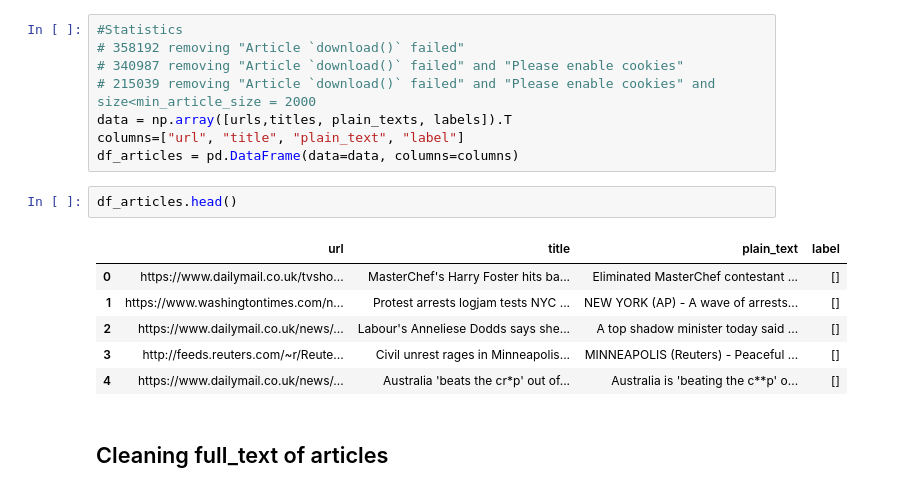
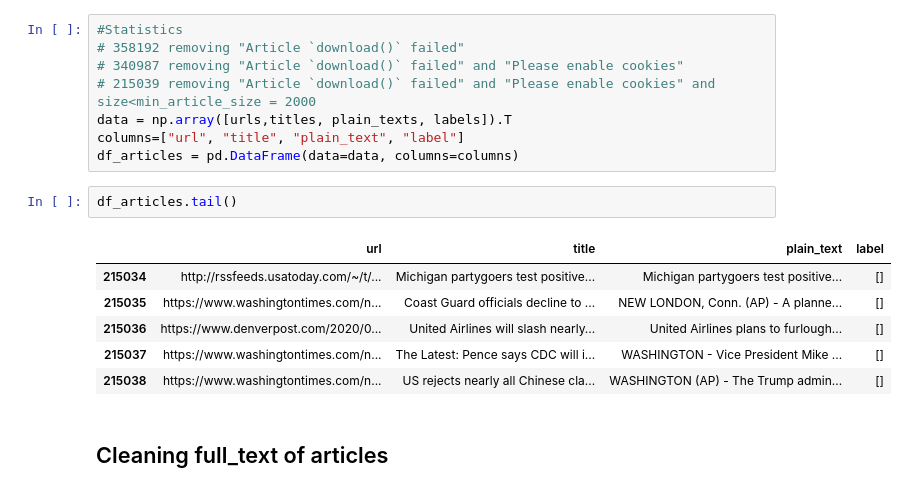
Before and after one commit to clemTJ/Company-Information-PSAT, a Jupyter notebook: Article_Labeling_Pierre.ipynb, the cells around one changed output. Cells and saved outputs as stored; diff of their text form.

```diff
--- a/Article_Labeling_Pierre.ipynb
+++ b/Article_Labeling_Pierre.ipynb
@@ -92,14 +93,14 @@ data = np.array([urls,titles, plain_texts, labels]).T
 columns=["url", "title", "plain_text", "label"]
 df_articles = pd.DataFrame(data=data, columns=columns)
 # %%
-df_articles.head()
+df_articles.tail()
 # %% [output]
 |  | url | title | plain_text | label |
-| 0 | https://www.dailymail.co.uk/tvsho... | MasterChef's Harry Foster hits ba... | Eliminated MasterChef contestant ... | [] |
-| 1 | https://www.washingtontimes.com/n... | Protest arrests logjam tests NYC ... | NEW YORK (AP) - A wave of arrests... | [] |
-| 2 | https://www.dailymail.co.uk/news/... | Labour's Anneliese Dodds says she... | A top shadow minister today said ... | [] |
-| 3 | http://feeds.reuters.com/~r/Reute... | Civil unrest rages in Minneapolis... | MINNEAPOLIS (Reuters) - Peaceful ... | [] |
-| 4 | https://www.dailymail.co.uk/news/... | Australia 'beats the cr*p' out of... | Australia is 'beating the c**p' o... | [] |
+| 215034 | http://rssfeeds.usatoday.com/~/t/... | Michigan partygoers test positive... | Michigan partygoers test positive... | [] |
+| 215035 | https://www.washingtontimes.com/n... | Coast Guard officials decline to ... | NEW LONDON, Conn. (AP) - A planne... | [] |
+| 215036 | https://www.denverpost.com/2020/0... | United Airlines will slash nearly... | United Airlines plans to furlough... | [] |
+| 215037 | https://www.washingtontimes.com/n... | The Latest: Pence says CDC will i... | WASHINGTON - Vice President Mike ... | [] |
+| 215038 | https://www.washingtontimes.com/n... | US rejects nearly all Chinese cla... | WASHINGTON (AP) - The Trump admin... | [] |
 # %% [markdown]
 ## Cleaning full_text of articles
 # %%
```
Also changed, not shown: parts of 23 cells of this notebook.
